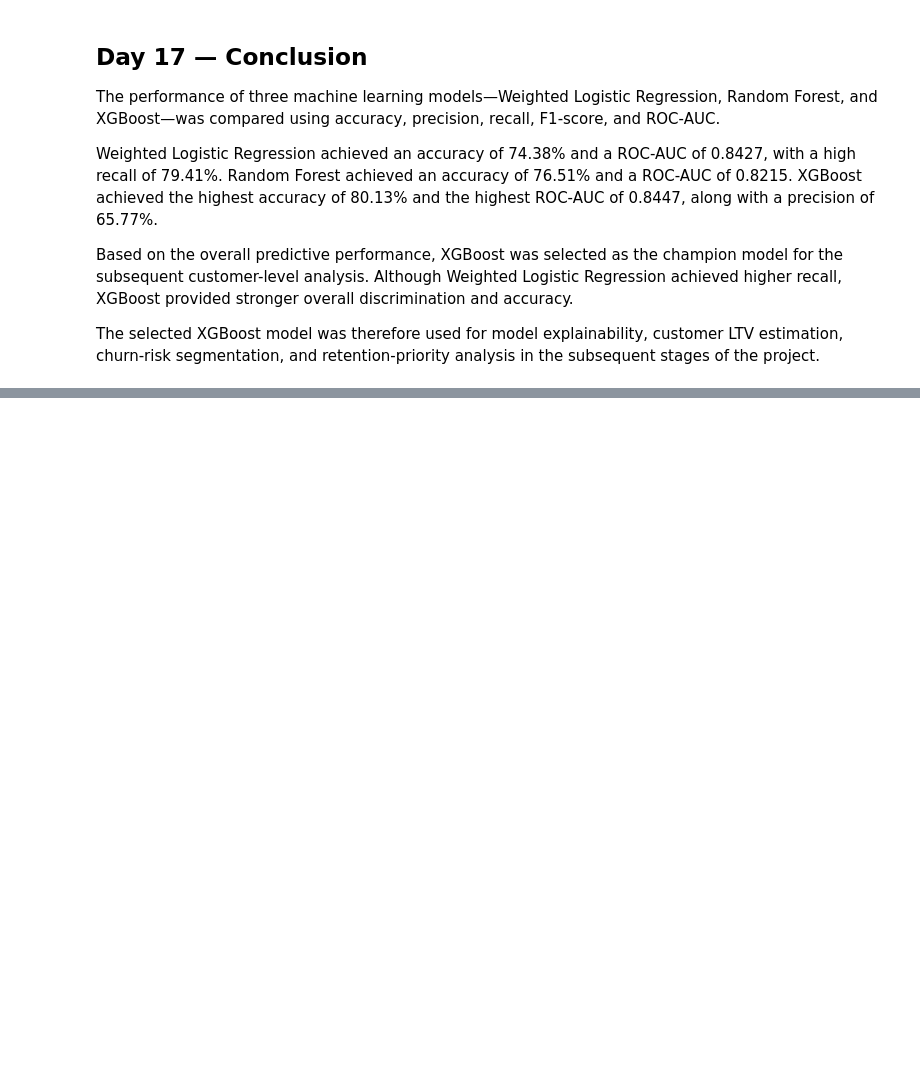
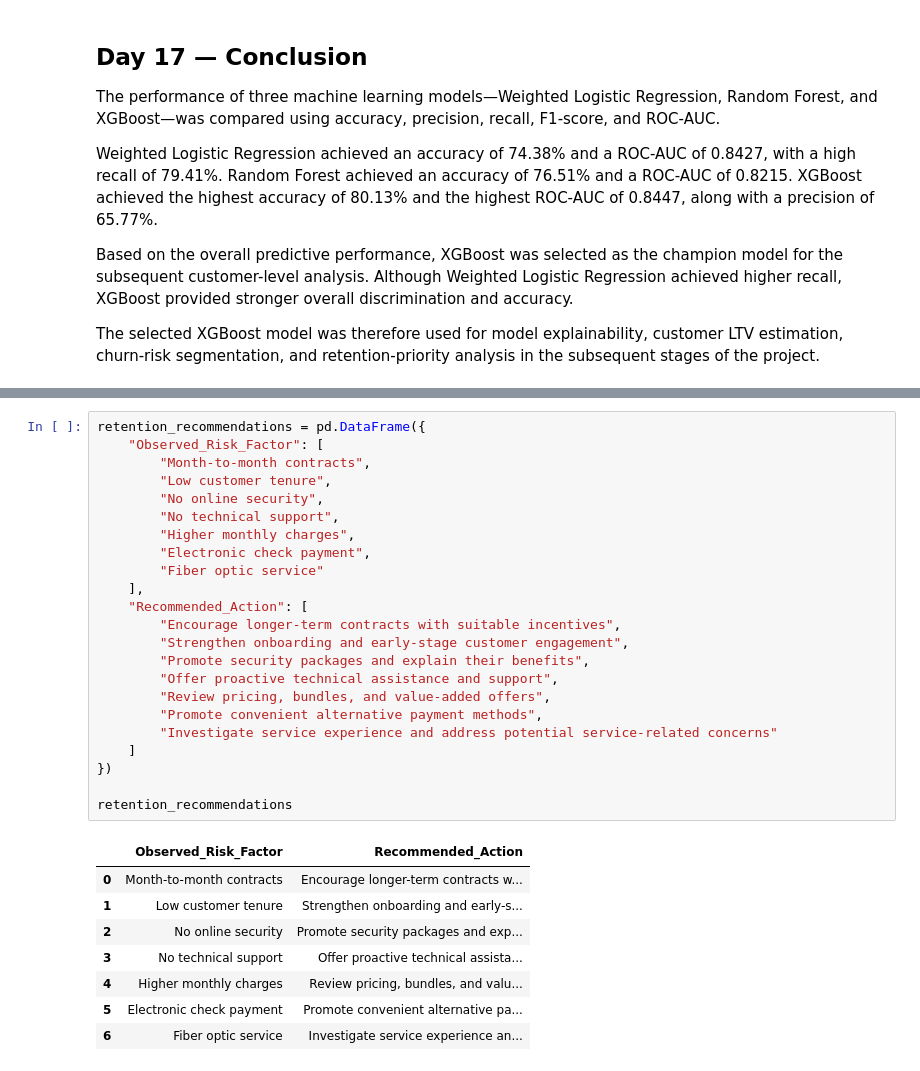
Before and after one commit to sagarsiddharth09-blip/customer-churn-LTV-engine, a Jupyter notebook: Akshay_Baseline_Analytics.ipynb, the cells around one changed output, grey strips where cells are left out. Drawn from its saved outputs; the diff is of its cells as text; blank space fills up the shorter version.

```diff
--- a/Akshay_Baseline_Analytics.ipynb
+++ b/Akshay_Baseline_Analytics.ipynb
@@ -4488,0 +4597,32 @@ The selected XGBoost model was therefore used for model explainability, customer
+# %%
+retention_recommendations = pd.DataFrame({
+    "Observed_Risk_Factor": [
+        "Month-to-month contracts",
+        "Low customer tenure",
+        "No online security",
+        "No technical support",
+        "Higher monthly charges",
+        "Electronic check payment",
+        "Fiber optic service"
+    ],
+    "Recommended_Action": [
+        "Encourage longer-term contracts with suitable incentives",
+        "Strengthen onboarding and early-stage customer engagement",
+        "Promote security packages and explain their benefits",
+        "Offer proactive technical assistance and support",
+        "Review pricing, bundles, and value-added offers",
+        "Promote convenient alternative payment methods",
+        "Investigate service experience and address potential service-related concerns"
+    ]
+})
+
+retention_recommendations
+# %% [output]
+|  | Observed_Risk_Factor | Recommended_Action |
+| 0 | Month-to-month contracts | Encourage longer-term contracts w... |
+| 1 | Low customer tenure | Strengthen onboarding and early-s... |
+| 2 | No online security | Promote security packages and exp... |
+| 3 | No technical support | Offer proactive technical assista... |
+| 4 | Higher monthly charges | Review pricing, bundles, and valu... |
+| 5 | Electronic check payment | Promote convenient alternative pa... |
+| 6 | Fiber optic service | Investigate service experience an... |
```
Also changed, not shown: parts of 9 cells of this notebook.
